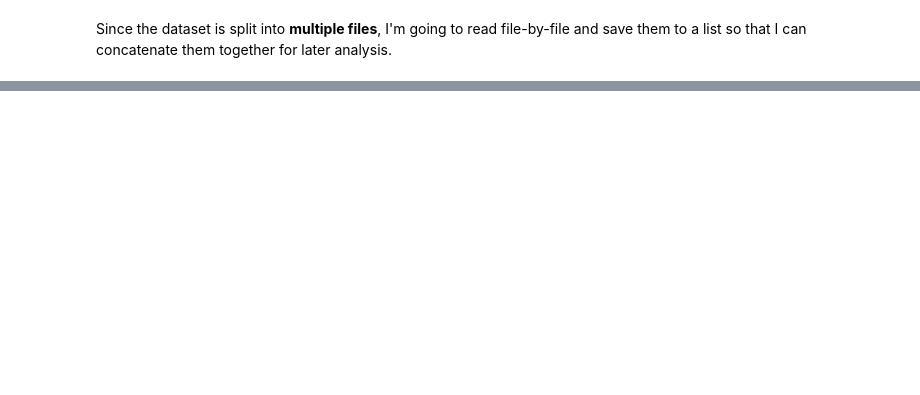
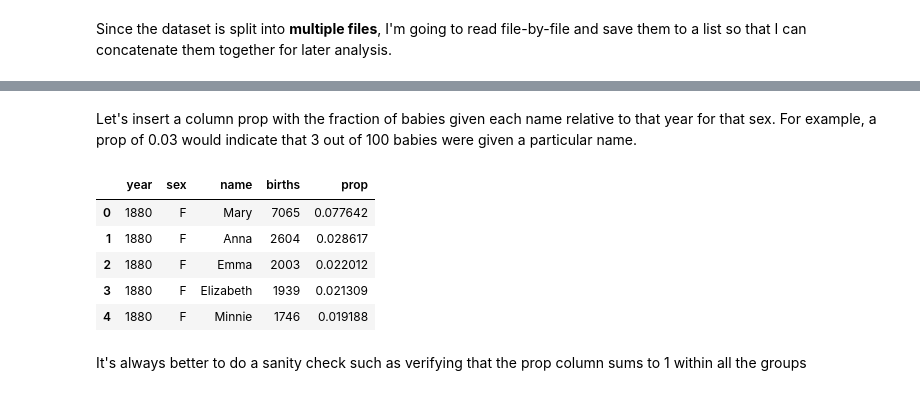
Before and after one commit to dangtna1/US-baby-names-1880-2023, a Jupyter notebook: names-analysis.ipynb, the cells around one changed output, grey strips where cells are left out. Saved outputs shown, nothing was run; the diff lists cells and outputs as text; code cells hidden in the pictures; blank space fills up the shorter version.

```diff
--- a/names-analysis.ipynb
+++ b/names-analysis.ipynb
@@ -25,0 +43,21 @@ names.head()
+# %% [markdown]
+Let's insert a column prop with the fraction of babies given each name relative to that year for that sex. For example, a prop of 0.03 would indicate that 3 out of 100 babies were given a particular name.
+# %%
+# create a function to calculate the fraction for a particular name
+
+def add_prop(group):
+    group['prop'] = group['births'] / group['births'].sum()
+    return group
+
+# apply the function to each group of year-sex combination
+names = names.groupby(['year', 'sex']).apply(add_prop, include_groups=False).reset_index(level=['year', 'sex'])
+names.head()
+# %% [output]
+|  | year | sex | name | births | prop |
+| 0 | 1880 | F | Mary | 7065 | 0.077642 |
+| 1 | 1880 | F | Anna | 2604 | 0.028617 |
+| 2 | 1880 | F | Emma | 2003 | 0.022012 |
+| 3 | 1880 | F | Elizabeth | 1939 | 0.021309 |
+| 4 | 1880 | F | Minnie | 1746 | 0.019188 |
+# %% [markdown]
+It's always better to do a sanity check such as verifying that the prop column sums to 1 within all the groups
```
Also changed, not shown: parts of 14 cells of this notebook.
